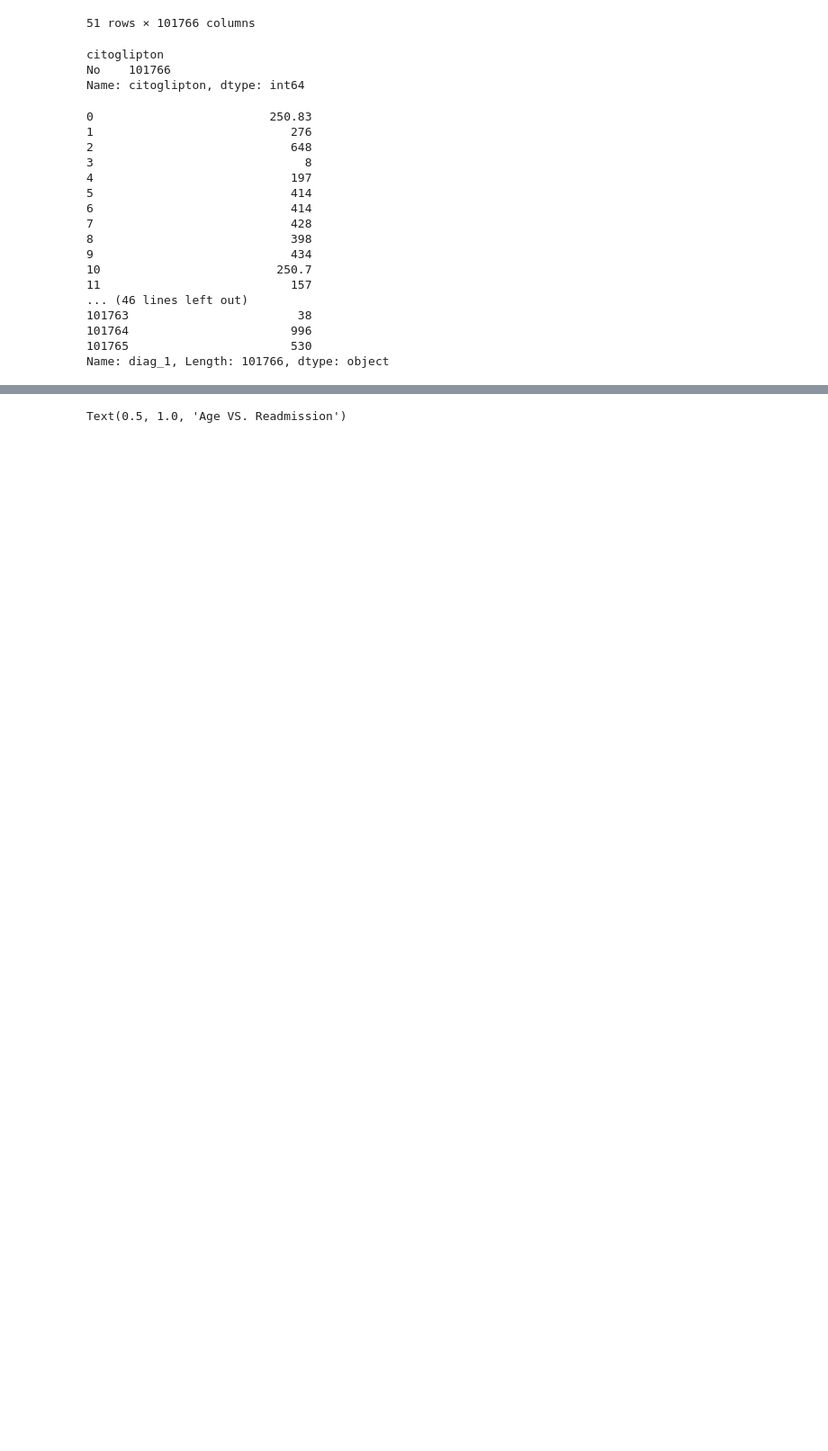
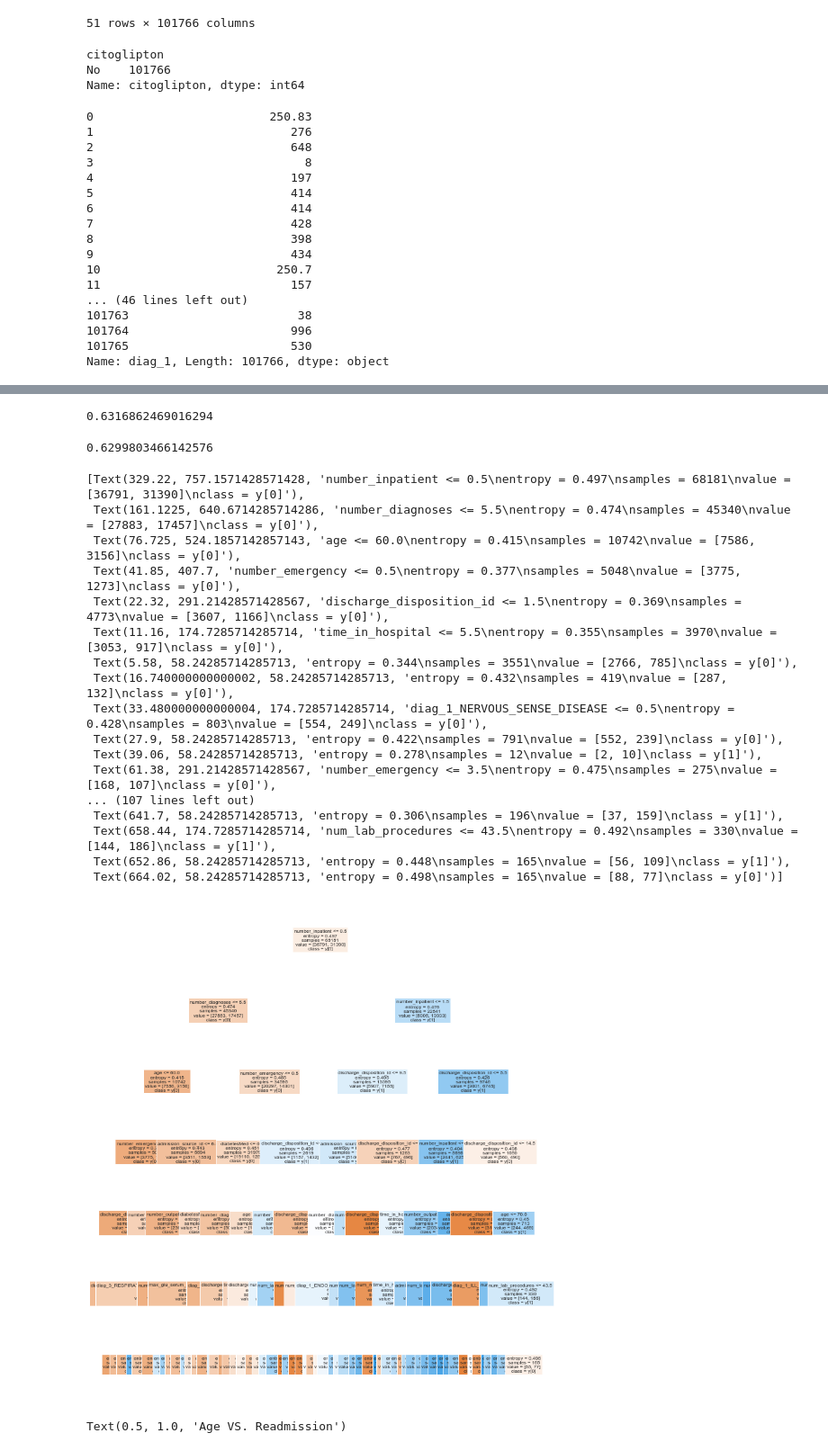
Before and after one commit to weilixiang/Readmission_sta2453, a Jupyter notebook: data_cleaning.ipynb, the cells around one changed output, grey strips where cells are left out. Shown at 90% size. Drawn from its saved outputs; the diff is of its cells as text; code cells hidden in the pictures; blank space fills up the shorter version.

```diff
--- a/data_cleaning.ipynb
+++ b/data_cleaning.ipynb
@@ -383,3 +520,39 @@ df.to_csv("~/Desktop/recode_data.csv",index=False)
+# %%
+from sklearn import tree
+clf_ig = DecisionTreeClassifier(max_depth = 6)
+clf_ig = clf_ig.fit(X_train, Y_train)
+# %%
+pred_list = clf_ig.predict(X_train)
+metrics.accuracy_score(pred_list,Y_train)
+# %% [output]
+0.6316862469016294
+# %%
+test_pred = clf_ig.predict(X_test)
+metrics.accuracy_score(test_pred,Y_test)
+# %% [output]
+0.6299803466142576
+# %%
+fig, ax = plt.subplots(figsize=(12,15))
+tree.plot_tree(clf_ig,max_depth = 6, filled = True,fontsize = 8,feature_names = X_train.columns, class_names = True,ax=ax)
+# %% [output]
+[Text(329.22, 757.1571428571428, 'number_inpatient <= 0.5\nentropy = 0.497\nsamples = 68181\nvalue = [36791, 31390]\nclass = y[0]'),
+ Text(161.1225, 640.6714285714286, 'number_diagnoses <= 5.5\nentropy = 0.474\nsamples = 45340\nvalue = [27883, 17457]\nclass = y[0]'),
+ Text(76.725, 524.1857142857143, 'age <= 60.0\nentropy = 0.415\nsamples = 10742\nvalue = [7586, 3156]\nclass = y[0]'),
+ Text(41.85, 407.7, 'number_emergency <= 0.5\nentropy = 0.377\nsamples = 5048\nvalue = [3775, 1273]\nclass = y[0]'),
+ Text(22.32, 291.21428571428567, 'discharge_disposition_id <= 1.5\nentropy = 0.369\nsamples = 4773\nvalue = [3607, 1166]\nclass = y[0]'),
+ Text(11.16, 174.7285714285714, 'time_in_hospital <= 5.5\nentropy = 0.355\nsamples = 3970\nvalue = [3053, 917]\nclass = y[0]'),
+ Text(5.58, 58.24285714285713, 'entropy = 0.344\nsamples = 3551\nvalue = [2766, 785]\nclass = y[0]'),
+ Text(16.740000000000002, 58.24285714285713, 'entropy = 0.432\nsamples = 419\nvalue = [287, 132]\nclass = y[0]'),
+ Text(33.480000000000004, 174.7285714285714, 'diag_1_NERVOUS_SENSE_DISEASE <= 0.5\nentropy = 0.428\nsamples = 803\nvalue = [554, 249]\nclass = y[0]'),
+ Text(27.9, 58.24285714285713, 'entropy = 0.422\nsamples = 791\nvalue = [552, 239]\nclass = y[0]'),
+ Text(39.06, 58.24285714285713, 'entropy = 0.278\nsamples = 12\nvalue = [2, 10]\nclass = y[1]'),
+ Text(61.38, 291.21428571428567, 'number_emergency <= 3.5\nentropy = 0.475\nsamples = 275\nvalue = [168, 107]\nclass = y[0]'),
+... (107 lines left out)
+ Text(641.7, 58.24285714285713, 'entropy = 0.306\nsamples = 196\nvalue = [37, 159]\nclass = y[1]'),
+ Text(658.44, 174.7285714285714, 'num_lab_procedures <= 43.5\nentropy = 0.492\nsamples = 330\nvalue = [144, 186]\nclass = y[1]'),
+ Text(652.86, 58.24285714285713, 'entropy = 0.448\nsamples = 165\nvalue = [56, 109]\nclass = y[1]'),
+ Text(664.02, 58.24285714285713, 'entropy = 0.498\nsamples = 165\nvalue = [88, 77]\nclass = y[0]')]
+[figure, added]
 # %%
 import seaborn as sns
 fig = plt.figure(figsize=(15,10))
```
Also changed, not shown: parts of 14 cells of this notebook.
